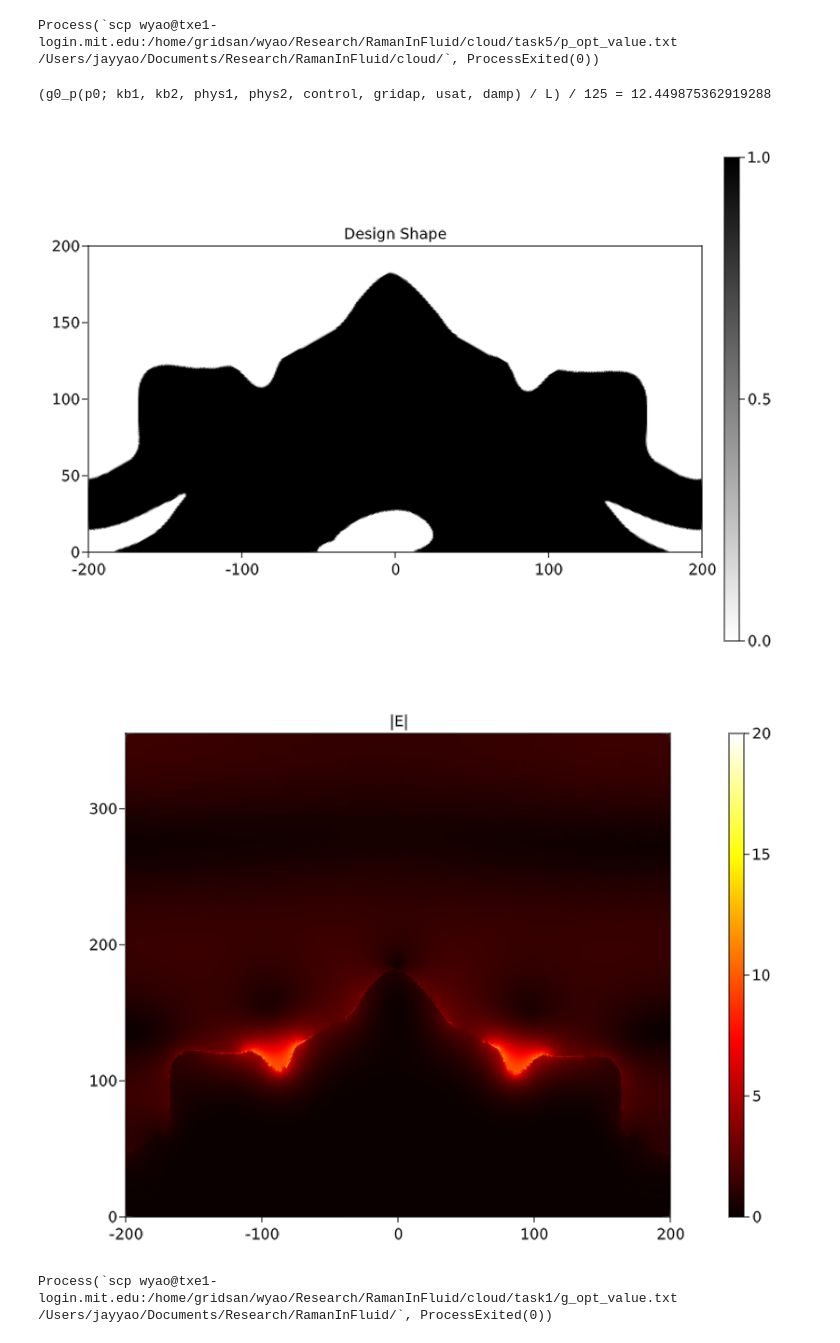
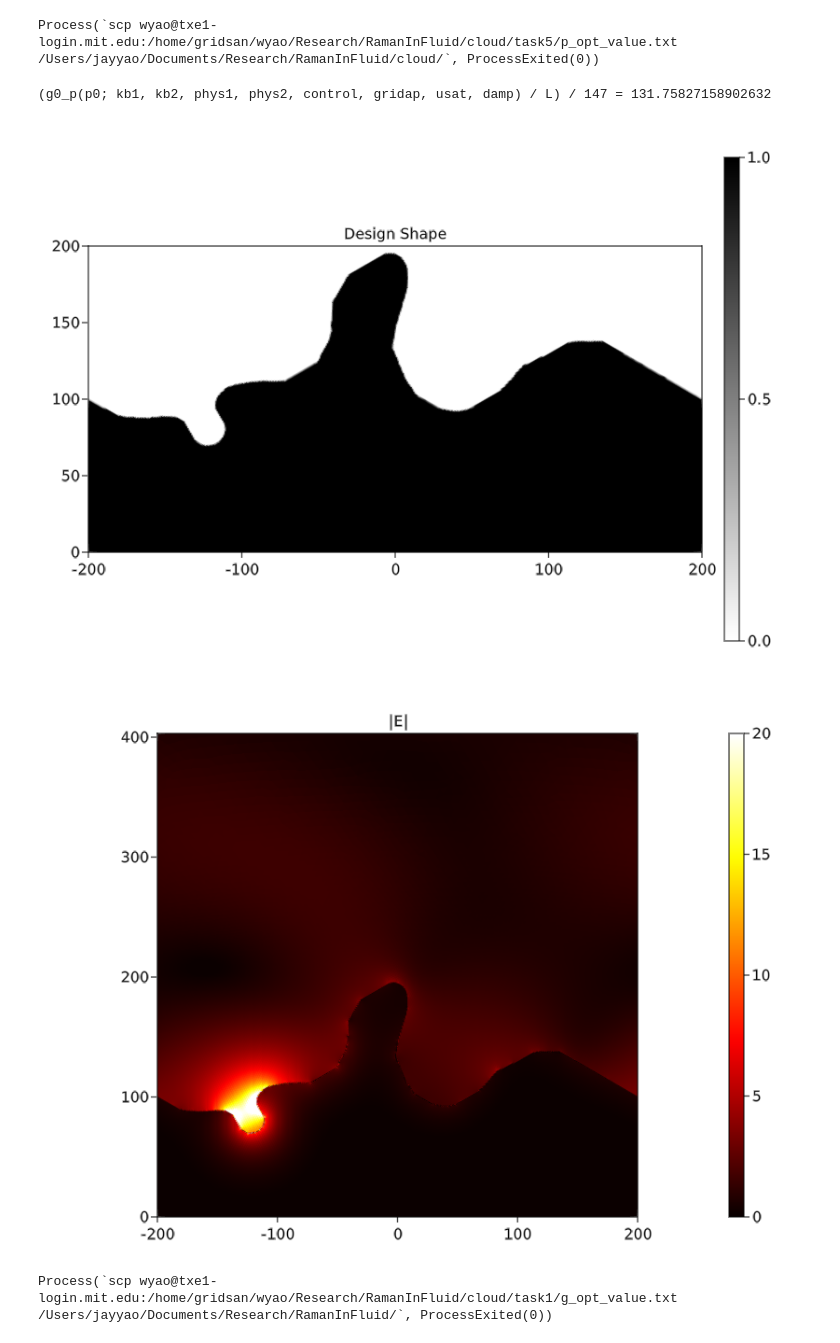
Before and after one commit to WenjieYao/RamanInFluid, a Jupyter notebook: Main_cloud.ipynb, the cells around one changed output. Saved outputs shown, nothing was run; the diff lists cells and outputs as text; code cells hidden in the pictures.

```diff
--- a/Main_cloud.ipynb
+++ b/Main_cloud.ipynb
@@ -26,10 +26,10 @@ g0_p_optimize (generic function with 5 methods)
 # %%
 material = "Ag"
 n_λ, k_λ = RefractiveIndex(material,main_path,true)
-# λ1 = 532
-# λ2 = 549
-λ1 = 400
-λ2 = 427
+λ1 = 532
+λ2 = 549
+# λ1 = 400
+# λ2 = 427
 nm1 = n_λ(λ1) + 1im * k_λ(λ1)
 nm2 = n_λ(λ2) + 1im * k_λ(λ2)
 nf = sqrt(1.77)
@@ -115,7 +115,7 @@ run(`scp wyao@txe1-login.mit.edu:/home/gridsan/wyao/Research/RamanInFluid/cloud/
 # %% [output]
 Process(`scp wyao@txe1-login.mit.edu:/home/gridsan/wyao/Research/RamanInFluid/cloud/task5/p_opt_value.txt /Users/jayyao/Documents/Research/RamanInFluid/cloud/`, ProcessExited(0))
 # %%
-usat = (10)^2/4
+usat = Inf#(10)^2/4
 damp = 4
 # Output and view
 ImportFromFile = true
@@ -128,8 +128,8 @@ else
     p0 = zeros(gridap.np)
 end
 
-kb1 = 0
-kb2 = 0
+kb1 = 0.0 * ω1
+kb2 = 0.5 * ω2
 pf_vec = pf_p0(p0; control, gridap)
 pfh = FEFunction(gridap.FE_Pf, pf_vec)
 pth = (pf -> Threshold(pf; control)) ∘ pfh
@@ -143,7 +143,7 @@ o_vec = VectorO(1, 1; gridap)
 v2_vec = A2_mat' \ o_vec
 v2h = FEFunction(gridap.FE_U, v2_vec)
 
-@show g0_p(p0; kb1, kb2, phys1, phys2, control, gridap, usat, damp)/L/125
+@show g0_p(p0; kb1, kb2, phys1, phys2, control, gridap, usat, damp)/L/147
 fig, ax, plt = plot(gridap.Ω, pth, colormap = :binary)
 Colorbar(fig[1,2], plt)
 ax.aspect = AxisAspect(L/(hd))
@@ -152,26 +152,33 @@ limits!(ax, -L/2, L/2, 0, hd)
 save("Results/shape.png", fig)
 fig
 # %% [output]
-(g0_p(p0; kb1, kb2, phys1, phys2, control, gridap, usat, damp) / L) / 125 = 12.449875362919288
+(g0_p(p0; kb1, kb2, phys1, phys2, control, gridap, usat, damp) / L) / 147 = 131.75827158902632
-[figure, old version]
+[figure, new version]
 # %%
 maxe = 20#usat
-e1=abs2(phys1.nf^2)
-e2=abs2(phys1.nm^2)
+if false
+    e1=abs2(phys1.nf^2)
+    e2=abs2(phys1.nm^2)
+    uplot = u1h
+else
+    e1=abs2(phys2.nf^2)
+    e2=abs2(phys2.nm^2)
+    uplot = v2h
+end
 #fig, ax, plt = plot(gridap.Ω, real(u1h), colormap = :bwr, colorrange=(-maxv, maxv))
 #fig, ax, plt = plot(gridap.Ω, abs2(u1h), colormap = :hot, colorrange=(0, maxv^2))
-fig, ax, plt = plot(gridap.Ω, 2*(sqrt∘(abs((conj(∇(u1h)) ⋅ ∇(u1h))/(e1 + (e2 - e1) * pth)))), colormap = :hot, colorrange=(0, maxe))
+fig, ax, plt = plot(gridap.Ω, 2*(sqrt∘(abs((conj(∇(uplot)) ⋅ ∇(uplot))/(e1 + (e2 - e1) * pth)))), colormap = :hot, colorrange=(0, maxe))
 Colorbar(fig[1,2], plt)
 #ax.title = "|H|"
 ax.title = "|E|"
 #ax.aspect = AxisAspect(L/(phys1.LHp[2]+phys1.LHn[2]))
 #limits!(ax, -L/2, L/2, -phys1.LHn[2], phys1.LHp[2])
 ax.aspect = AxisAspect(L/(hd+hr*1))
 limits!(ax, -L/2, L/2, 0, hd+hr*1)
 save("Results/Field.png", fig)
 fig
 # %% [output]
-[figure, old version]
+[figure, new version]
 # %%
 run(`scp wyao@txe1-login.mit.edu:/home/gridsan/wyao/Research/RamanInFluid/cloud/task1/g_opt_value.txt /Users/jayyao/Documents/Research/RamanInFluid/`)
 # %% [output]
```
Also changed, not shown: parts of 1 cell of this notebook, 13 other files.
